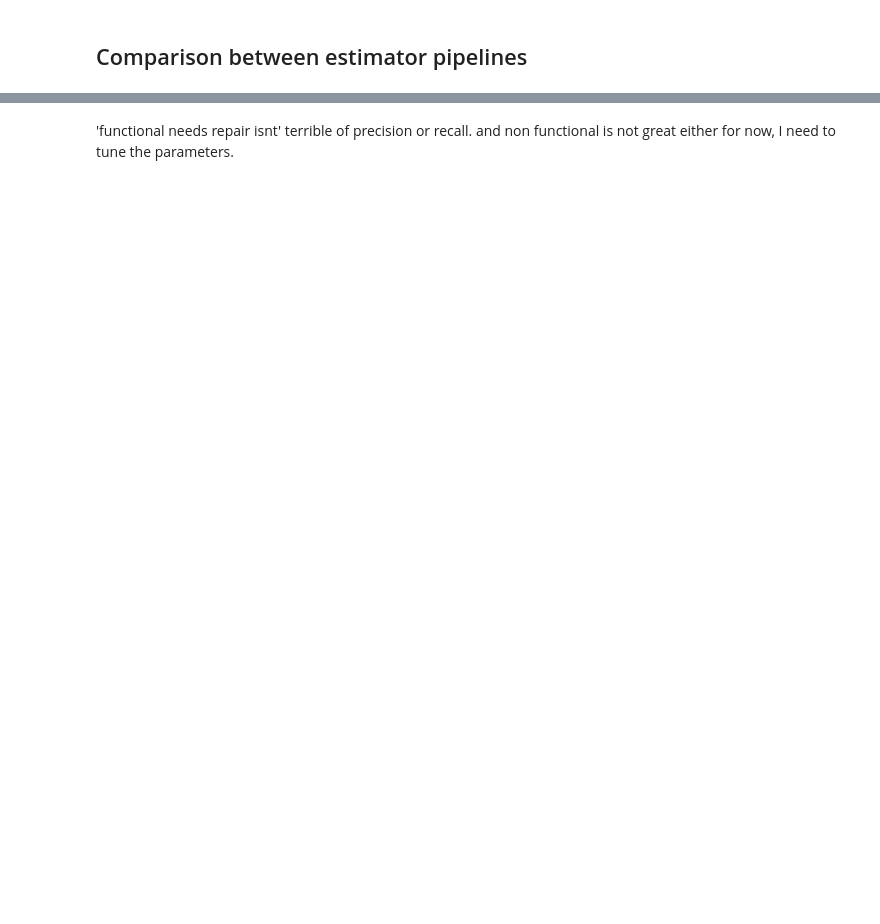
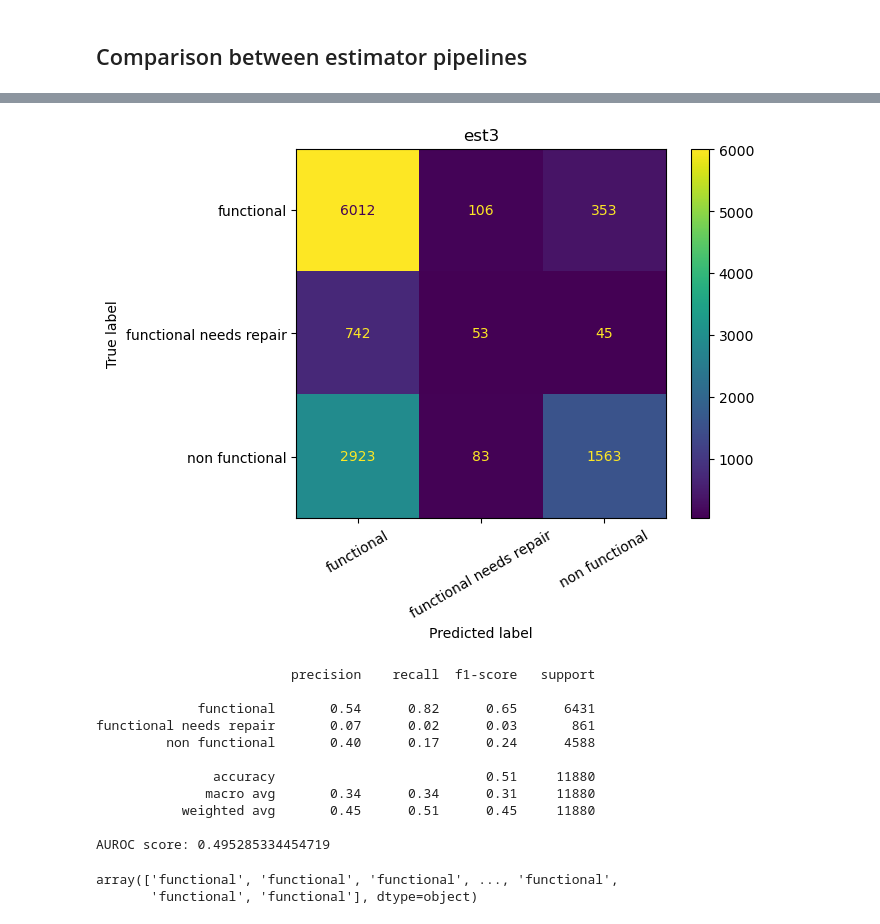
Before and after one commit to roberthobblebottom/pump-it-up, a Jupyter notebook: 1.ipynb, the cells around one changed output, grey strips where cells are left out. Cells and saved outputs as stored; diff of their text form; code cells hidden in the pictures; blank space fills up the shorter version.

```diff
--- a/1.ipynb
+++ b/1.ipynb
@@ -555,6 +498,7 @@ def train_predict_est_3(parameters, x_train,y_train,x_test,show_stats=False):
             kernel=parameters['kernel'],
             degree=parameters['degree'],
             cache_size=1000,
+            probability=True
         ))
     ])
     pipeline = est.fit(x_train,y=y_train)
@@ -568,7 +512,7 @@ def train_predict_est_3(parameters, x_train,y_train,x_test,show_stats=False):
     display = ConfusionMatrixDisplay(confusion_matrix=cm,display_labels=est.classes_)
     display.plot()
     plt.xticks(rotation = 30)
-    plt.title("est2")
+    plt.title("est3")
     plt.show()
 
     print(classification_report(y_train, y_predictions))
@@ -578,16 +522,17 @@ def train_predict_est_3(parameters, x_train,y_train,x_test,show_stats=False):
 parameterScope=[
         {"name":"degree" ,"type": "choice","value_type":"int",
          "values": [1,2,3,4,5,6,7,8,9,10]},
-        {"name":"kernel" ,"type": "choice","value_type":"str","values":["linear","poly","rbf",'sigmoid','precomputed']},
+        {"name":"kernel" ,"type": "choice","value_type":"str",
+        "values":["linear","poly","rbf",'sigmoid']},
 ]
+
 def ax_optimise(parameters):
-    predictions = train_predict_est_2(parameters, x_train,y_train.values.ravel(),x_test,show_stats=False)
-
+    predictions = train_predict_est_3(parameters, x_train,y_train.values.ravel(),x_test,show_stats=False)
     return mean_absolute_error(y_test_binarized,
     label_binarize(predictions,classes=['functional','functional needs repair','non functional'])
     )
 
-best_parameters, values, experiment, model = optimize(
+best_parameters_3, values_3, experiment_3, model_3 = optimize(
     parameters=parameterScope,
     evaluation_function=ax_optimise,
     objective_name='accuracy',
@@ -653,2 +603,17 @@ print("AUROC score:",roc_auc_score(y_test_binarized, y_probabilities_3,multi_cla
-# %% [markdown]
-'functional needs repair isnt' terrible of precision or recall. and  non functional is not great either for now, I need to tune the parameters.
+# %%
+train_predict_est_3(best_parameters_3, x_train,y_train.values.ravel(),x_test,show_stats=True)
+# %% [output]
+[figure, added]
+                         precision    recall  f1-score   support
+
+             functional       0.54      0.82      0.65      6431
+functional needs repair       0.07      0.02      0.03       861
+         non functional       0.40      0.17      0.24      4588
+
+               accuracy                           0.51     11880
+              macro avg       0.34      0.34      0.31     11880
+           weighted avg       0.45      0.51      0.45     11880
+
+AUROC score: 0.495285334454719
+array(['functional', 'functional', 'functional', ..., 'functional',
+       'functional', 'functional'], dtype=object)
```
Also changed, not shown: parts of 11 cells of this notebook.
